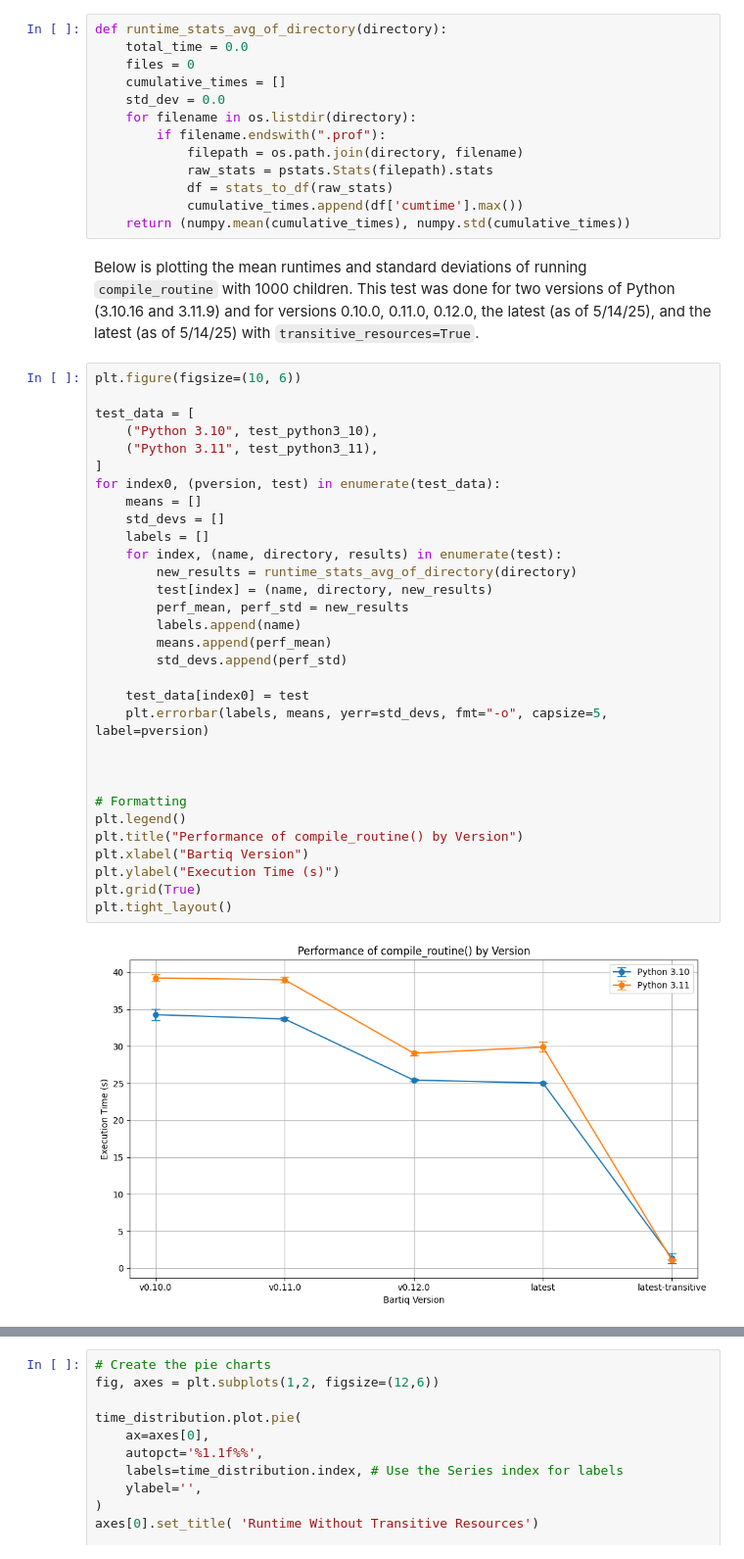
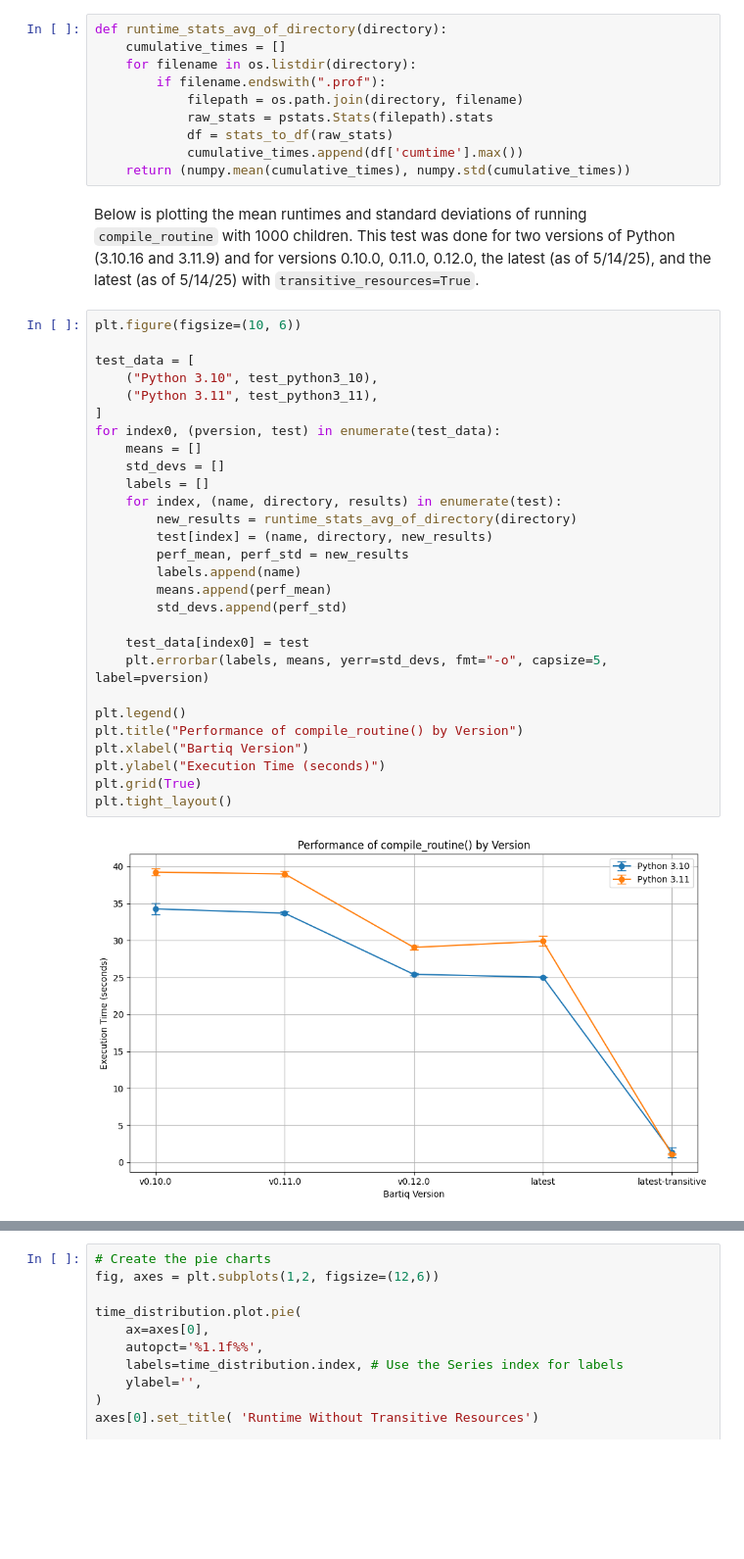
Before and after one commit to bdg221/bartiq, a Jupyter notebook: perf_notebook.ipynb, the cells around one changed output, grey strips where cells are left out. Shown: that part at 98% size. Cells and saved outputs as stored; diff of their text form; blank space fills up the shorter version.

```diff
--- a/perf_notebook.ipynb
+++ b/perf_notebook.ipynb
@@ -62,10 +63,7 @@ def stats_to_df(raw_stats_data):
  This function gathers the average runtime stats from the 5 runs and returns the mean and standard devitation of the runtimes full runtimes.
 # %%
 def runtime_stats_avg_of_directory(directory):
-    total_time = 0.0
-    files = 0
     cumulative_times = []
-    std_dev = 0.0
     for filename in os.listdir(directory):
         if filename.endswith(".prof"):
             filepath = os.path.join(directory, filename)
@@ -78,34 +76,31 @@ Below is plotting the mean runtimes and standard deviations of running `compile_
 # %%
 plt.figure(figsize=(10, 6))
 
 test_data = [
     ("Python 3.10", test_python3_10),
     ("Python 3.11", test_python3_11),
 ]
 for index0, (pversion, test) in enumerate(test_data):
     means = []
     std_devs = []
     labels = []
     for index, (name, directory, results) in enumerate(test):
         new_results = runtime_stats_avg_of_directory(directory)
         test[index] = (name, directory, new_results)
         perf_mean, perf_std = new_results
         labels.append(name)
         means.append(perf_mean)
         std_devs.append(perf_std)
 
     test_data[index0] = test
     plt.errorbar(labels, means, yerr=std_devs, fmt="-o", capsize=5, label=pversion)
 
-
-
-# Formatting
 plt.legend()
 plt.title("Performance of compile_routine() by Version")
 plt.xlabel("Bartiq Version")
-plt.ylabel("Execution Time (s)")
+plt.ylabel("Execution Time (seconds)")
 plt.grid(True)
 plt.tight_layout()
 # %% [output]
-[figure, old version]
+[figure, new version]
 # %% [markdown]
```
Also changed, not shown: parts of 6 cells of this notebook.
